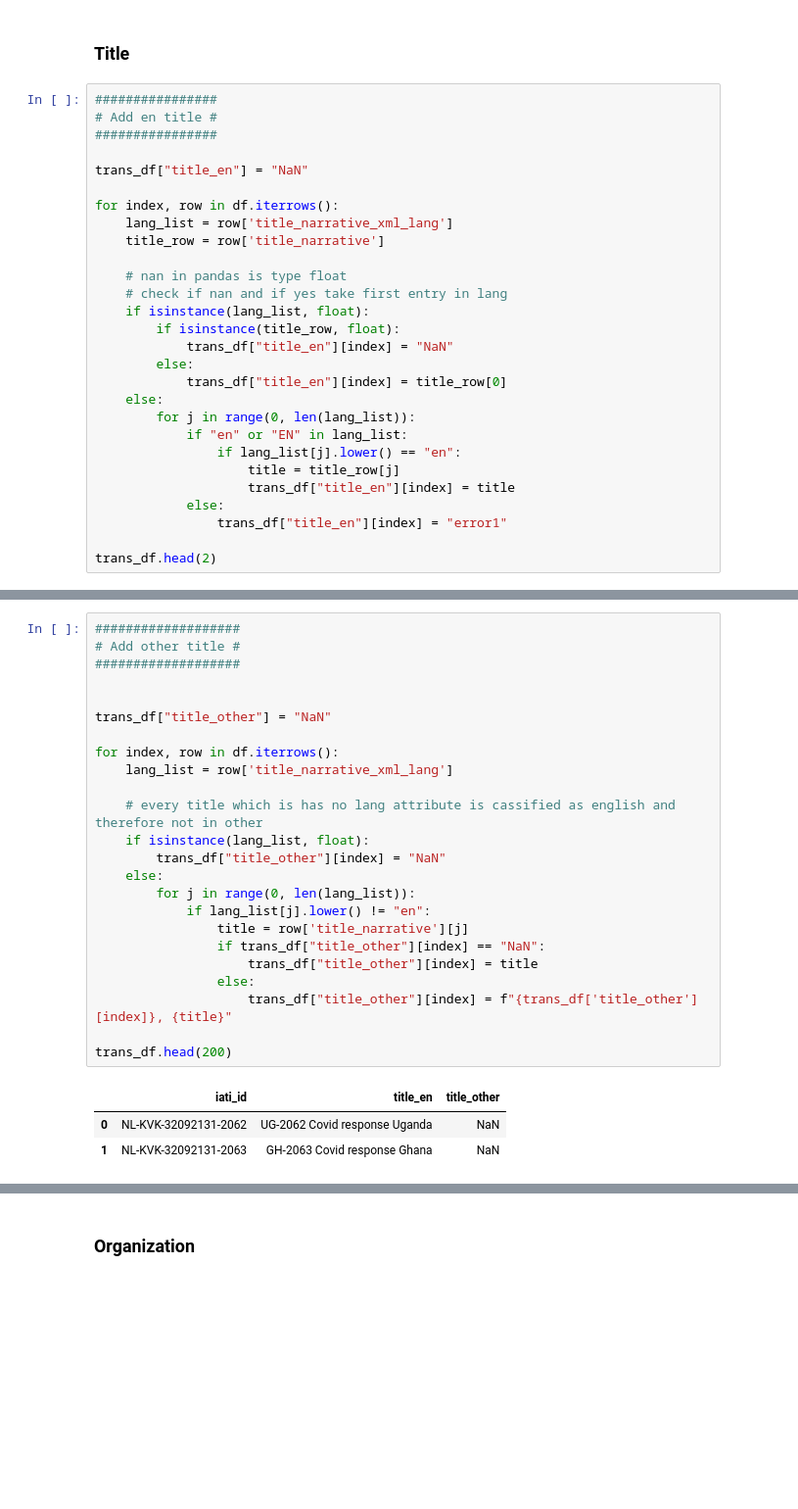
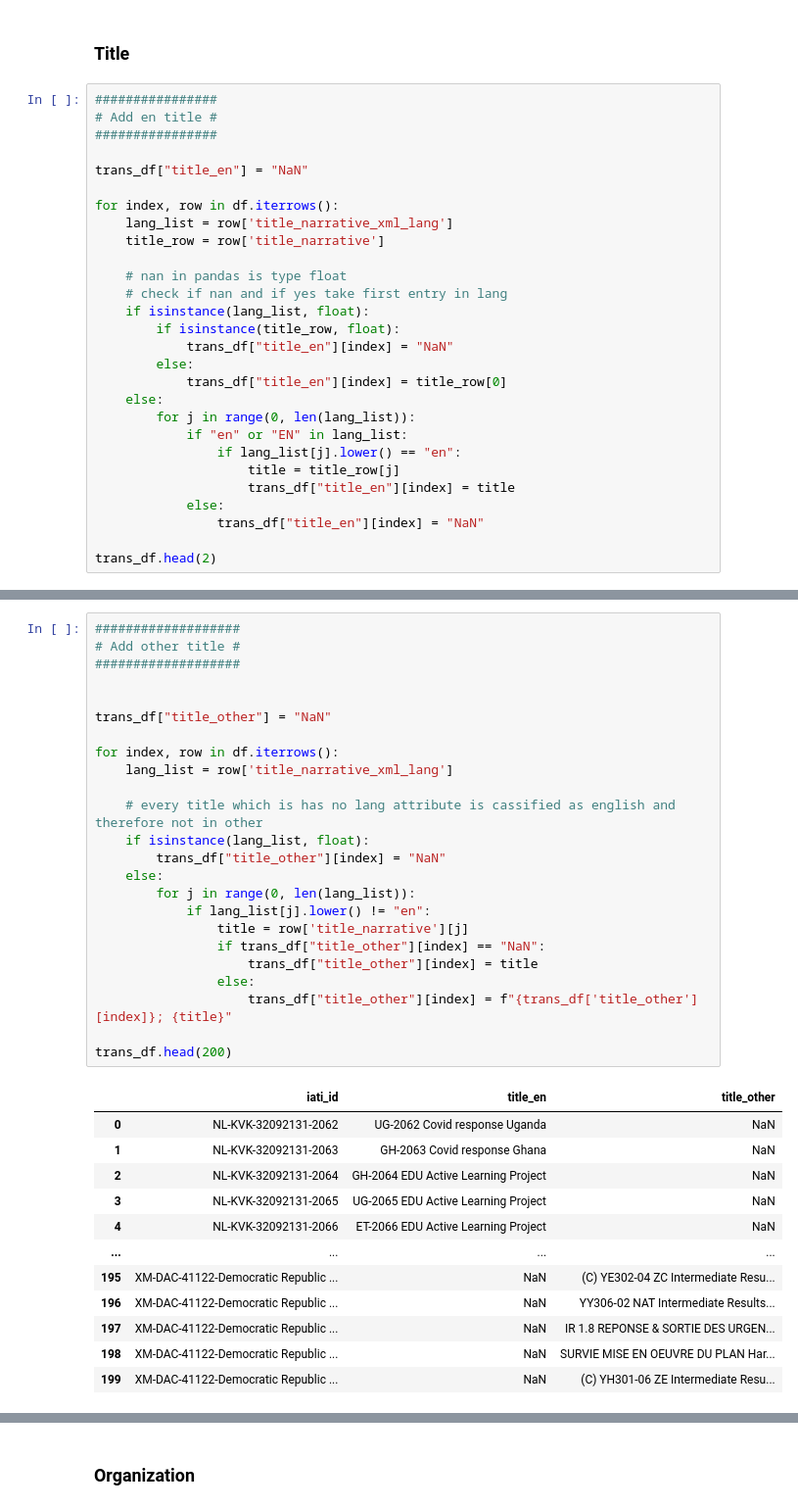
Before and after one commit to JanMuehlnikel/NLP-Development-Banks-Collaboration-Analyzer, a Jupyter notebook: data/preprocessing/transform_json.ipynb, the cells around one changed output, grey strips where cells are left out. Shown at 98% size. Saved outputs shown, nothing was run; the diff lists cells and outputs as text; blank space fills up the shorter version.

```diff
--- a/data/preprocessing/transform_json.ipynb
+++ b/data/preprocessing/transform_json.ipynb
@@ -65,7 +60,7 @@ for index, row in df.iterrows():
                     title = title_row[j]
                     trans_df["title_en"][index] = title
             else:
-                trans_df["title_en"][index] = "error1"
+                trans_df["title_en"][index] = "NaN"
 
 trans_df.head(2)
 # %% [output]
@@ -86,28 +70,37 @@ Name: title_en, dtype: object
 # %%
 ###################
 # Add other title #
 ###################
 
 
 trans_df["title_other"] = "NaN"
 
 for index, row in df.iterrows():
     lang_list = row['title_narrative_xml_lang']
 
     # every title which is has no lang attribute is cassified as english and therefore not in other
     if isinstance(lang_list, float):
         trans_df["title_other"][index] = "NaN"
     else:
         for j in range(0, len(lang_list)):
             if lang_list[j].lower() != "en":
                 title = row['title_narrative'][j]
                 if trans_df["title_other"][index] == "NaN":
                     trans_df["title_other"][index] = title
                 else:
-                    trans_df["title_other"][index] = f"{trans_df['title_other'][index]}, {title}"
+                    trans_df["title_other"][index] = f"{trans_df['title_other'][index]}; {title}"
 
 trans_df.head(200)
 # %% [output]
 |  | iati_id | title_en | title_other |
 | 0 | NL-KVK-32092131-2062 | UG-2062 Covid response Uganda | NaN |
 | 1 | NL-KVK-32092131-2063 | GH-2063 Covid response Ghana | NaN |
+| 2 | NL-KVK-32092131-2064 | GH-2064 EDU Active Learning Project | NaN |
+| 3 | NL-KVK-32092131-2065 | UG-2065 EDU Active Learning Project | NaN |
+| 4 | NL-KVK-32092131-2066 | ET-2066 EDU Active Learning Project | NaN |
+| ... | ... | ... | ... |
+| 195 | XM-DAC-41122-Democratic Republic ... | NaN | (C) YE302-04 ZC Intermediate Resu... |
+| 196 | XM-DAC-41122-Democratic Republic ... | NaN | YY306-02 NAT Intermediate Results... |
+| 197 | XM-DAC-41122-Democratic Republic ... | NaN | IR 1.8 REPONSE & SORTIE DES URGEN... |
+| 198 | XM-DAC-41122-Democratic Republic ... | NaN | SURVIE MISE EN OEUVRE DU PLAN Har... |
+| 199 | XM-DAC-41122-Democratic Republic ... | NaN | (C) YH301-06 ZE Intermediate Resu... |
```
Also changed, not shown: parts of 9 cells of this notebook, 1 other file.
